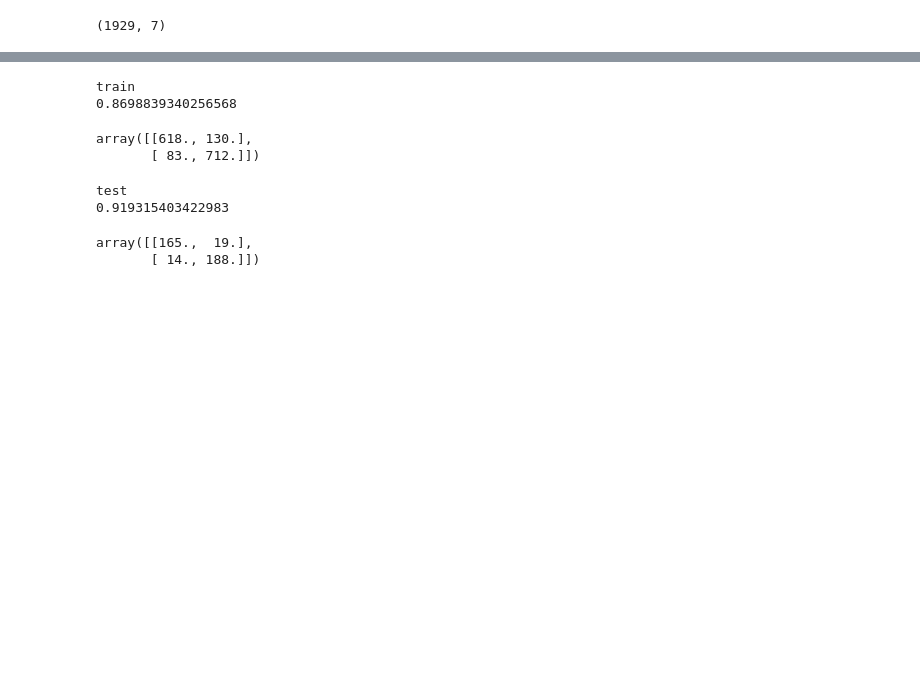
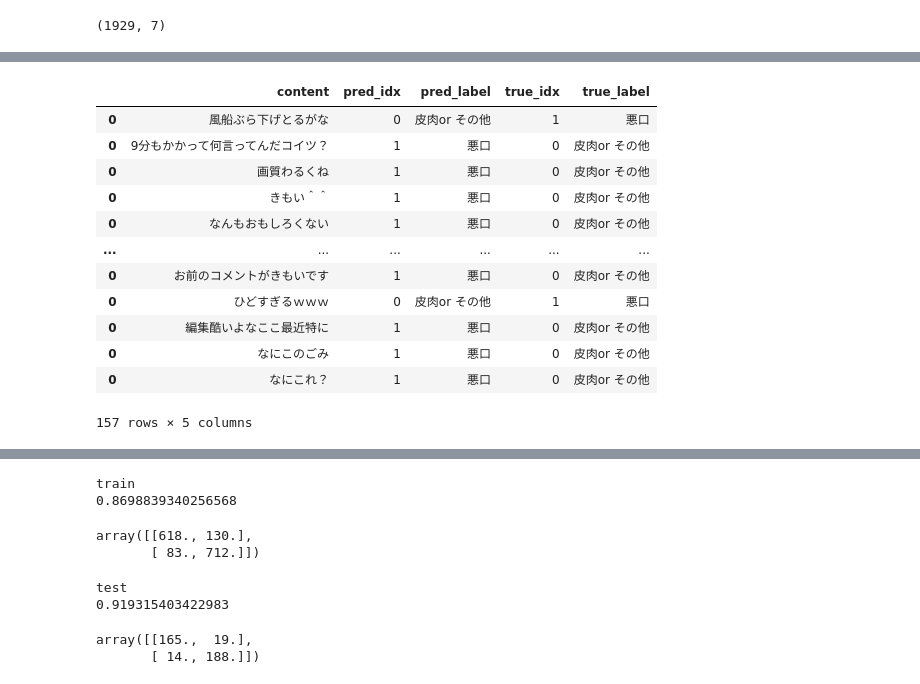
Before and after one commit to N-Eiki/proen, a Jupyter notebook: dev/Untitled.ipynb, the cells around one changed output, grey strips where cells are left out. Saved outputs shown, nothing was run; the diff lists cells and outputs as text; code cells hidden in the pictures; blank space fills up the shorter version.

Commit message:
create vector feature func

```diff
--- a/dev/Untitled.ipynb
+++ b/dev/Untitled.ipynb
@@ -263,0 +262,25 @@ for word in badwordlist.bad.values:
+# %%
+col=[]
+for i in range(100):
+    col.append("f_"+str(i))
+
+# def create_high_cosine_sim_vector_data(df):
+
+sandbox=pd.DataFrame(columns=col)
+for r in tqdm(df.iterrows()):
+    text = r[1].mophologic_content
+    vec_list=[]
+    flg=False
+    for t in text:
+            try:
+                vec = model.wv[t]
+                vec_list.append(vec)
+            except:
+                vec_list.append(np.zeros(100))
+    if flg:
+        pass
+    else:
+        vec_list = pd.DataFrame(np.array(vec_list), columns=col)
+
+        tmp = pd.DataFrame(pd.DataFrame(vec_list, columns=col).mean(axis=0)).T
+        sandbox = pd.concat([sandbox, tmp])
@@ -263,0 +296,2 @@ for word in badwordlist.bad.values:
+# %%
+res=train_and_pred(sandbox,threshold=0.2)
@@ -263,0 +308,16 @@ for word in badwordlist.bad.values:
+# %%
+print_2x2_miss_pred(true_y=res["y_test"],pred_y=res["pred_test"],df=res["x_test"])
+# %% [output]
+|  | content | pred_idx | pred_label | true_idx | true_label |
+| 0 | 風船ぶら下げとるがな | 0 | 皮肉or その他 | 1 | 悪口 |
+| 0 | 9分もかかって何言ってんだコイツ？ | 1 | 悪口 | 0 | 皮肉or その他 |
+| 0 | 画質わるくね | 1 | 悪口 | 0 | 皮肉or その他 |
+| 0 | きもい＾＾ | 1 | 悪口 | 0 | 皮肉or その他 |
+| 0 | なんもおもしろくない | 1 | 悪口 | 0 | 皮肉or その他 |
+| ... | ... | ... | ... | ... | ... |
+| 0 | お前のコメントがきもいです | 1 | 悪口 | 0 | 皮肉or その他 |
+| 0 | ひどすぎるｗｗｗ | 0 | 皮肉or その他 | 1 | 悪口 |
+| 0 | 編集酷いよなここ最近特に | 1 | 悪口 | 0 | 皮肉or その他 |
+| 0 | なにこのごみ | 1 | 悪口 | 0 | 皮肉or その他 |
+| 0 | なにこれ？ | 1 | 悪口 | 0 | 皮肉or その他 |
+157 rows × 5 columns
```
Also changed, not shown: parts of 23 cells of this notebook, 3 other files.
